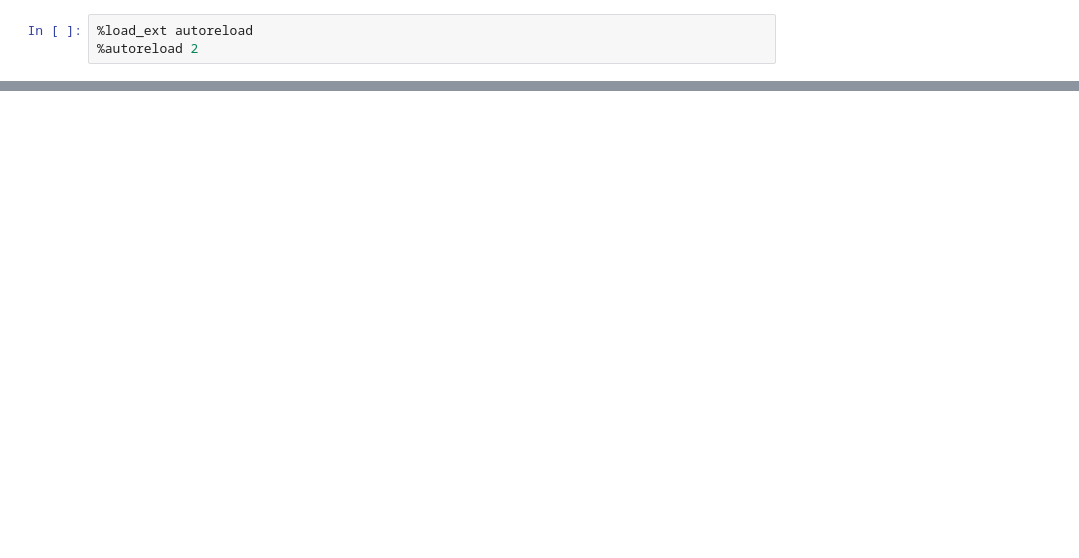
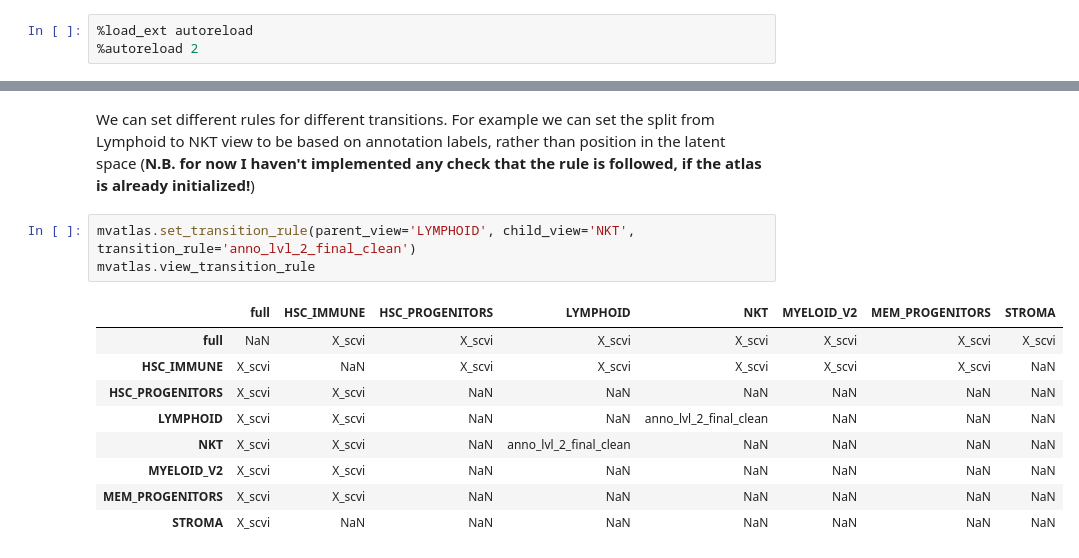
Before and after one commit to scverse-bot/multi-view-atlas, a Jupyter notebook: test_multi_view_atlas.ipynb, the cells around one changed output, grey strips where cells are left out. Drawn from its saved outputs; the diff is of its cells as text; blank space fills up the shorter version.

```diff
--- a/test_multi_view_atlas.ipynb
+++ b/test_multi_view_atlas.ipynb
@@ -139,0 +133,15 @@ mva.pl.multiview_embedding(mvatlas.mdata, view='NKT', color='anno_lvl_2_final_cl
+# %% [markdown]
+We can set different rules for different transitions. For example we can set the split from Lymphoid to NKT view to be based on annotation labels, rather than position in the latent space (__N.B. for now I haven't implemented any check that the rule is followed, if the atlas is already initialized!__)
+# %%
+mvatlas.set_transition_rule(parent_view='LYMPHOID', child_view='NKT', transition_rule='anno_lvl_2_final_clean')
+mvatlas.view_transition_rule
+# %% [output]
+|  | full | HSC_IMMUNE | HSC_PROGENITORS | LYMPHOID | NKT | MYELOID_V2 | MEM_PROGENITORS | STROMA |
+| full | NaN | X_scvi | X_scvi | X_scvi | X_scvi | X_scvi | X_scvi | X_scvi |
+| HSC_IMMUNE | X_scvi | NaN | X_scvi | X_scvi | X_scvi | X_scvi | X_scvi | NaN |
+| HSC_PROGENITORS | X_scvi | X_scvi | NaN | NaN | NaN | NaN | NaN | NaN |
+| LYMPHOID | X_scvi | X_scvi | NaN | NaN | anno_lvl_2_final_clean | NaN | NaN | NaN |
+| NKT | X_scvi | X_scvi | NaN | anno_lvl_2_final_clean | NaN | NaN | NaN | NaN |
+| MYELOID_V2 | X_scvi | X_scvi | NaN | NaN | NaN | NaN | NaN | NaN |
+| MEM_PROGENITORS | X_scvi | X_scvi | NaN | NaN | NaN | NaN | NaN | NaN |
+| STROMA | X_scvi | NaN | NaN | NaN | NaN | NaN | NaN | NaN |
```
Also changed, not shown: parts of 35 cells of this notebook, 1 other file.
